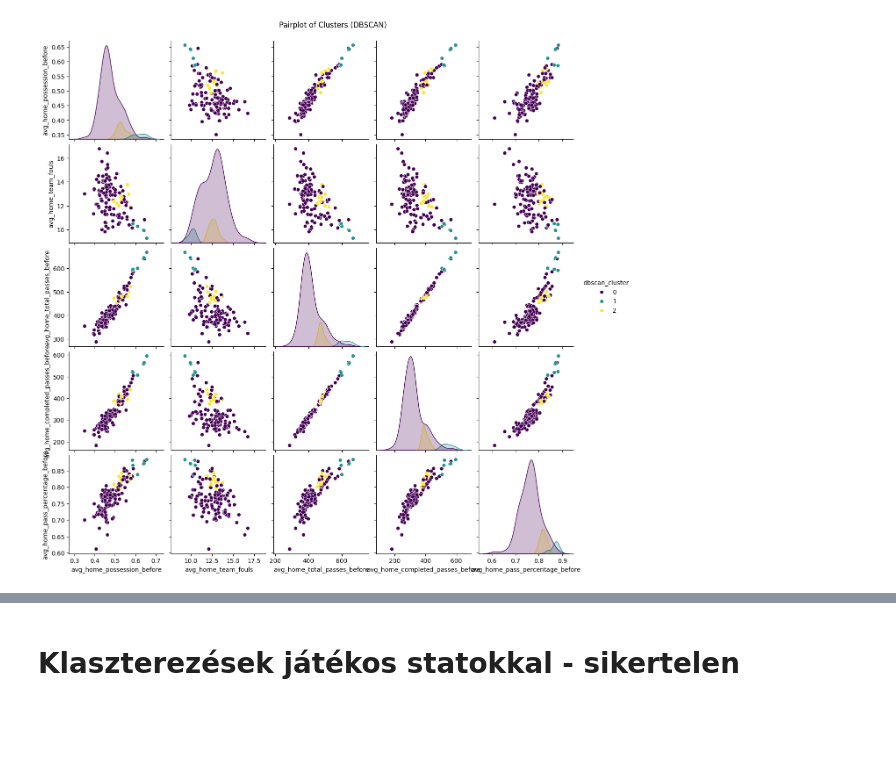
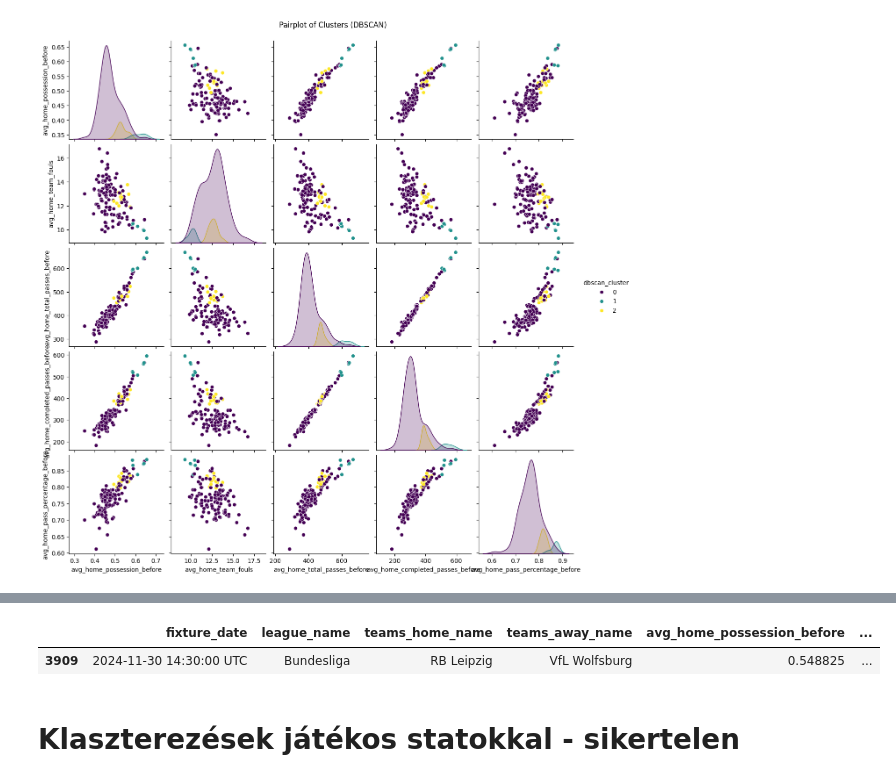
Before and after one commit to safargergo/HalLab, a Jupyter notebook: hallab.ipynb, the cells around one changed output, grey strips where cells are left out. Cells and saved outputs as stored; diff of their text form; code cells hidden in the pictures; blank space fills up the shorter version.

```diff
--- a/hallab.ipynb
+++ b/hallab.ipynb
@@ -1041,3 +1215,8 @@ plt.show()
+# %%
+res2[res2["teams_home_name"] == "RB Leipzig"]
+# %% [output]
+|  | fixture_date | league_name | teams_home_name | teams_away_name | avg_home_possession_before | ... |
+| 3909 | 2024-11-30 14:30:00 UTC | Bundesliga | RB Leipzig | VfL Wolfsburg | 0.548825 | ... |
 # %% [markdown]
 # Klaszterezések játékos statokkal - sikertelen
 # %%
```
Also changed, not shown: parts of 13 cells of this notebook, 2 other files.
